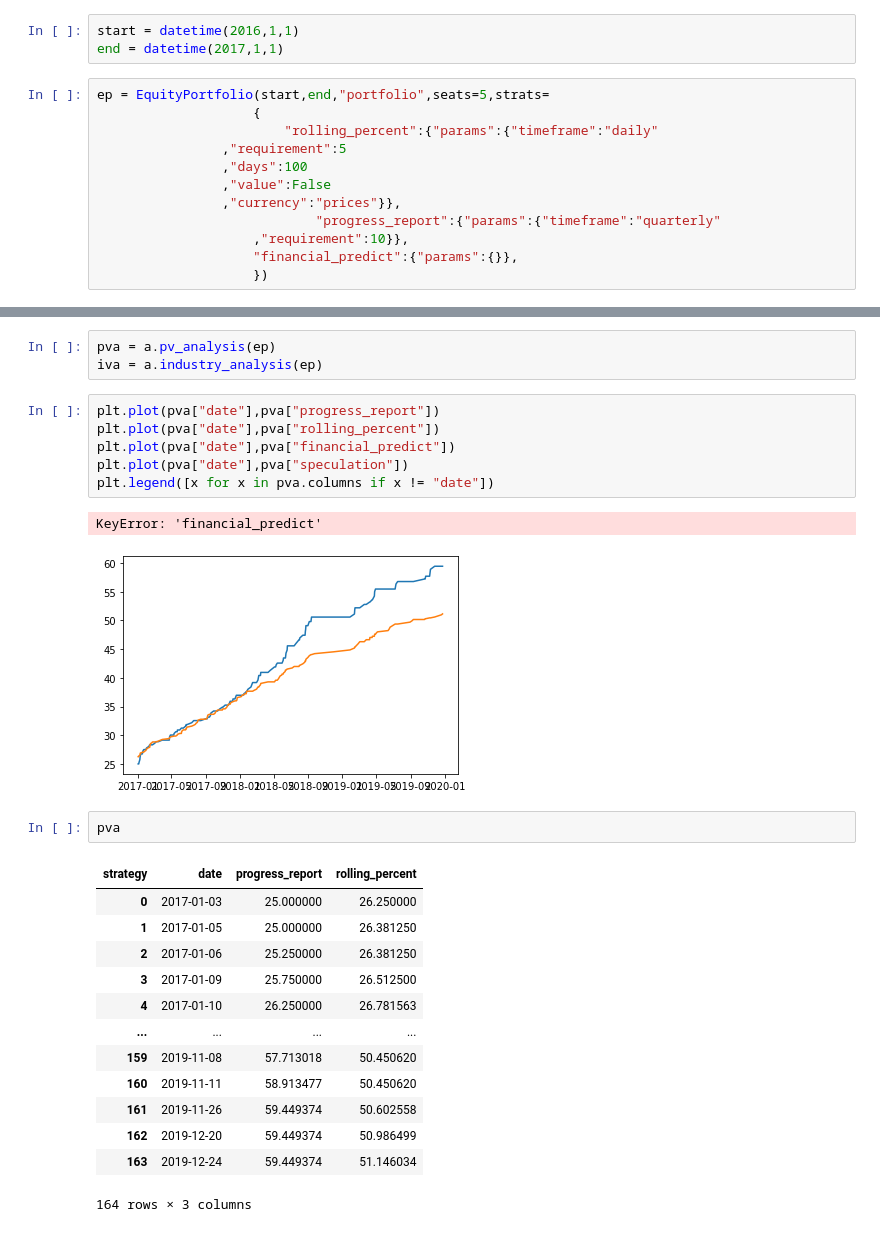
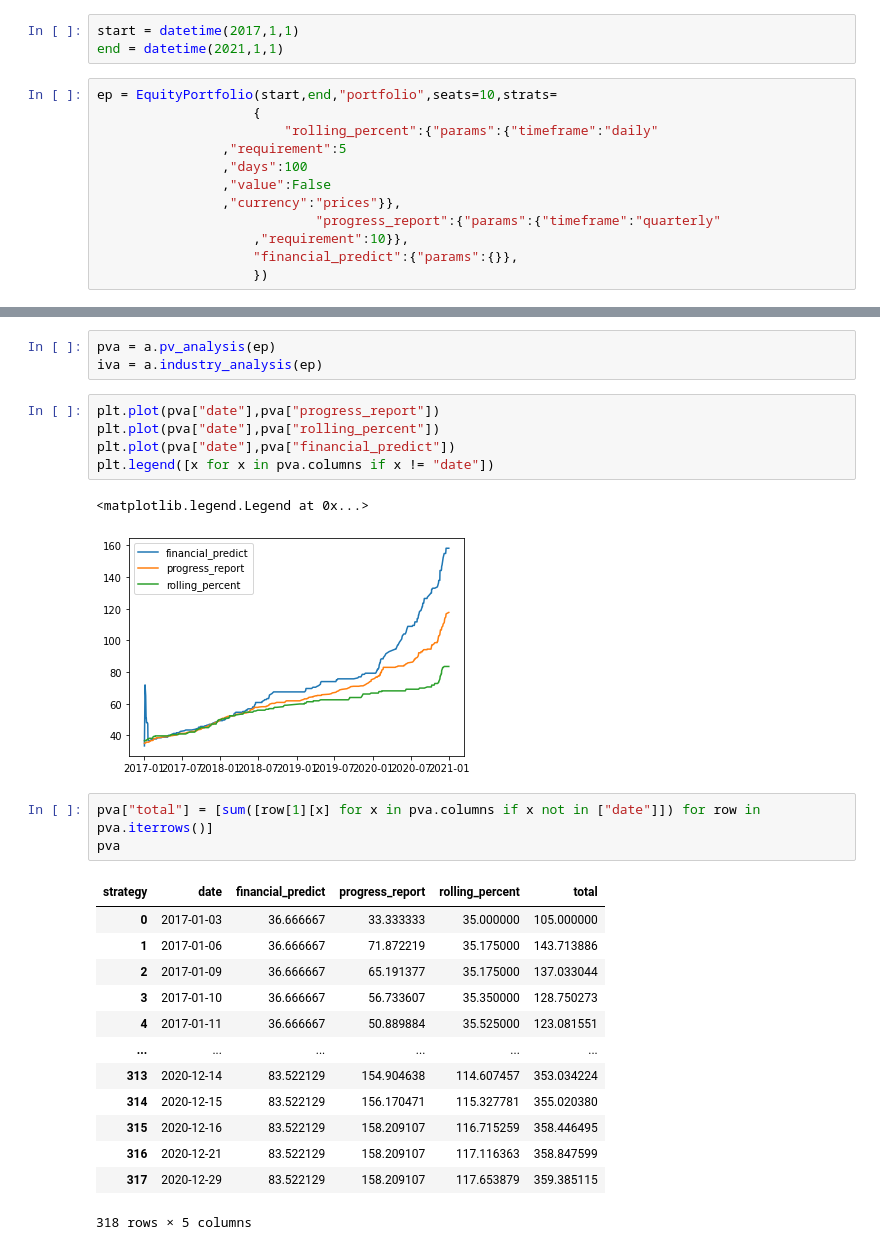
Before and after one commit to chung-ejy/longshot, a Jupyter notebook: portfolio_testing.ipynb, the cells around one changed output, grey strips where cells are left out. Saved outputs shown, nothing was run; the diff lists cells and outputs as text.

```diff
--- a/portfolio_testing.ipynb
+++ b/portfolio_testing.ipynb
@@ -5,10 +5,10 @@ from analyzer.analyzer import Analyzer as a
 import pandas as pd
 import matplotlib.pyplot as plt
 # %%
-start = datetime(2016,1,1)
-end = datetime(2017,1,1)
+start = datetime(2017,1,1)
+end = datetime(2021,1,1)
 # %%
-ep = EquityPortfolio(start,end,"portfolio",seats=5,strats=
+ep = EquityPortfolio(start,end,"portfolio",seats=10,strats=
                     {
                         "rolling_percent":{"params":{"timeframe":"daily"
                 ,"requirement":5
@@ -66,25 +147,25 @@ iva = a.industry_analysis(ep)
 # %%
 plt.plot(pva["date"],pva["progress_report"])
 plt.plot(pva["date"],pva["rolling_percent"])
 plt.plot(pva["date"],pva["financial_predict"])
-plt.plot(pva["date"],pva["speculation"])
 plt.legend([x for x in pva.columns if x != "date"])
 # %% [output]
-KeyError: 'financial_predict'
+<matplotlib.legend.Legend at 0x...>
-[figure, old version]
+[figure, new version]
 # %%
+pva["total"] = [sum([row[1][x] for x in pva.columns if x not in ["date"]]) for row in pva.iterrows()]
 pva
 # %% [output]
-| strategy | date | progress_report | rolling_percent |
-| 0 | 2017-01-03 | 25.000000 | 26.250000 |
-| 1 | 2017-01-05 | 25.000000 | 26.381250 |
-| 2 | 2017-01-06 | 25.250000 | 26.381250 |
-| 3 | 2017-01-09 | 25.750000 | 26.512500 |
-| 4 | 2017-01-10 | 26.250000 | 26.781563 |
-| ... | ... | ... | ... |
-| 159 | 2019-11-08 | 57.713018 | 50.450620 |
-| 160 | 2019-11-11 | 58.913477 | 50.450620 |
-| 161 | 2019-11-26 | 59.449374 | 50.602558 |
-| 162 | 2019-12-20 | 59.449374 | 50.986499 |
-| 163 | 2019-12-24 | 59.449374 | 51.146034 |
+| strategy | date | financial_predict | progress_report | rolling_percent | total |
+| 0 | 2017-01-03 | 36.666667 | 33.333333 | 35.000000 | 105.000000 |
+| 1 | 2017-01-06 | 36.666667 | 71.872219 | 35.175000 | 143.713886 |
+| 2 | 2017-01-09 | 36.666667 | 65.191377 | 35.175000 | 137.033044 |
+| 3 | 2017-01-10 | 36.666667 | 56.733607 | 35.350000 | 128.750273 |
+| 4 | 2017-01-11 | 36.666667 | 50.889884 | 35.525000 | 123.081551 |
+| ... | ... | ... | ... | ... | ... |
+| 313 | 2020-12-14 | 83.522129 | 154.904638 | 114.607457 | 353.034224 |
+| 314 | 2020-12-15 | 83.522129 | 156.170471 | 115.327781 | 355.020380 |
+| 315 | 2020-12-16 | 83.522129 | 158.209107 | 116.715259 | 358.446495 |
+| 316 | 2020-12-21 | 83.522129 | 158.209107 | 117.116363 | 358.847599 |
+| 317 | 2020-12-29 | 83.522129 | 158.209107 | 117.653879 | 359.385115 |
-164 rows × 3 columns
+318 rows × 5 columns
```
Also changed, not shown: parts of 4 cells of this notebook, 8 other files.
